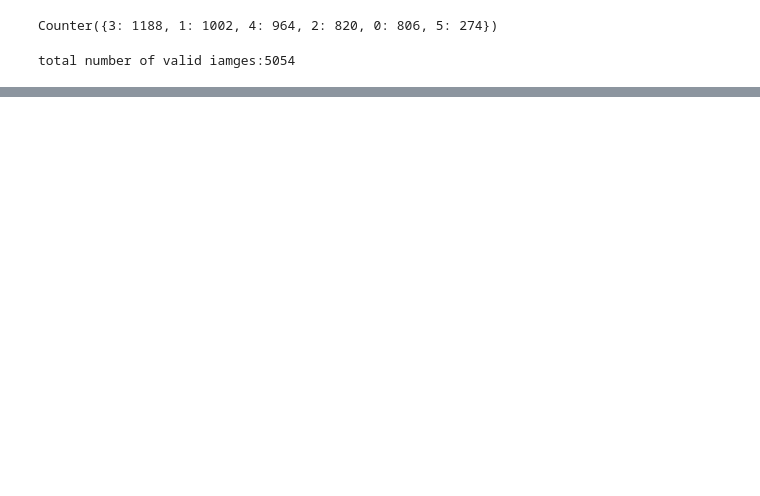
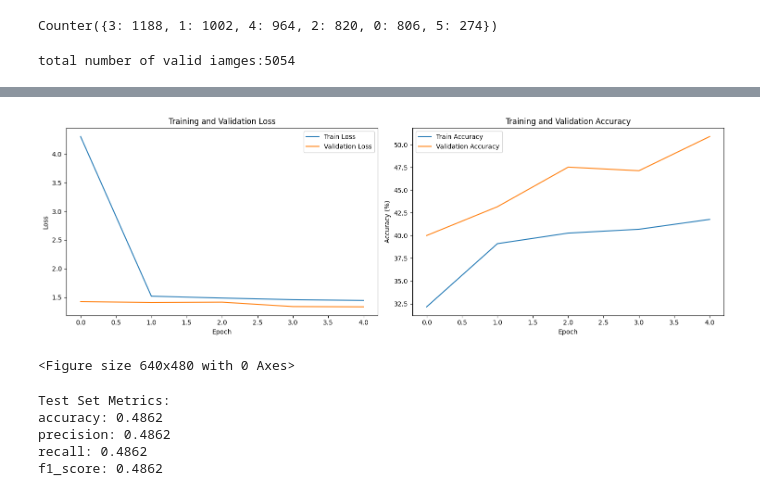
Before and after one commit to Chronostasiss/trash_classification, a Jupyter notebook: notebooks/trash_classification.ipynb, the cells around one changed output, grey strips where cells are left out. Saved outputs shown, nothing was run; the diff lists cells and outputs as text; code cells hidden in the pictures; blank space fills up the shorter version.

Commit message:
model development

```diff
--- a/notebooks/trash_classification.ipynb
+++ b/notebooks/trash_classification.ipynb
@@ -93,0 +249,8 @@ total number of valid iamges:5054
+# %%
+data_transform = tv.Compose([
+    tv.RandomHorizontalFlip(p=0.5),
+    tv.RandomRotation(degrees=15),
+    tv.RandomAffine(degrees=0, scale=(0.8, 1.2)),
+    tv.ToTensor(),
+    tv.Normalize(mean=[0.5, 0.5, 0.5], std=[0.5, 0.5, 0.5]),  # Normalize to [-1, 1]
+])
@@ -93,0 +593,22 @@ total number of valid iamges:5054
+# %%
+device = torch.device('cuda' if torch.cuda.is_available() else 'cpu')
+
+# datasets
+train_dataset = TrashDataset(split_ds['train'], transform=data_transform)
+val_dataset = TrashDataset(split_ds['validation'], transform=data_transform)
+test_dataset = TrashDataset(split_ds['test'], transform=data_transform)
+
+# data loaders
+train_loader = DataLoader(train_dataset, batch_size=32, shuffle=True)
+val_loader = DataLoader(val_dataset, batch_size=32)
+test_loader = DataLoader(test_dataset, batch_size=32)
+
+# Initialize model
+model = TrashNet(num_classes=6).to(device)
+
+criterion = nn.CrossEntropyLoss()
+optimizer = optim.Adam(model.parameters(), lr=0.001)
+scheduler = optim.lr_scheduler.ReduceLROnPlateau(optimizer, mode='min', patience=3, factor=0.1)
+
+num_epochs = 5
+history = train_model(model, train_loader, val_loader, criterion, optimizer, scheduler, num_epochs, device)
@@ -93,0 +635,24 @@ total number of valid iamges:5054
+# %%
+# Plot training history
+plot_training_history(*history)
+
+#log progress
+wandb.log({"Training History": wandb.Image(plt)})
+# %% [output]
+[figure, added]
+<Figure size 640x480 with 0 Axes>
+# %%
+# Evaluate on test set
+test_metrics = evaluate_model(model, test_loader, device)
+print("\nTest Set Metrics:")
+for metric, value in test_metrics.items():
+    print(f"{metric}: {value:.4f}")
+
+# log progress
+wandb.log(test_metrics)
+# %% [output]
+Test Set Metrics:
+accuracy: 0.4862
+precision: 0.4862
+recall: 0.4862
+f1_score: 0.4862
```
Also changed, not shown: parts of 40 cells of this notebook, 1 other file.
